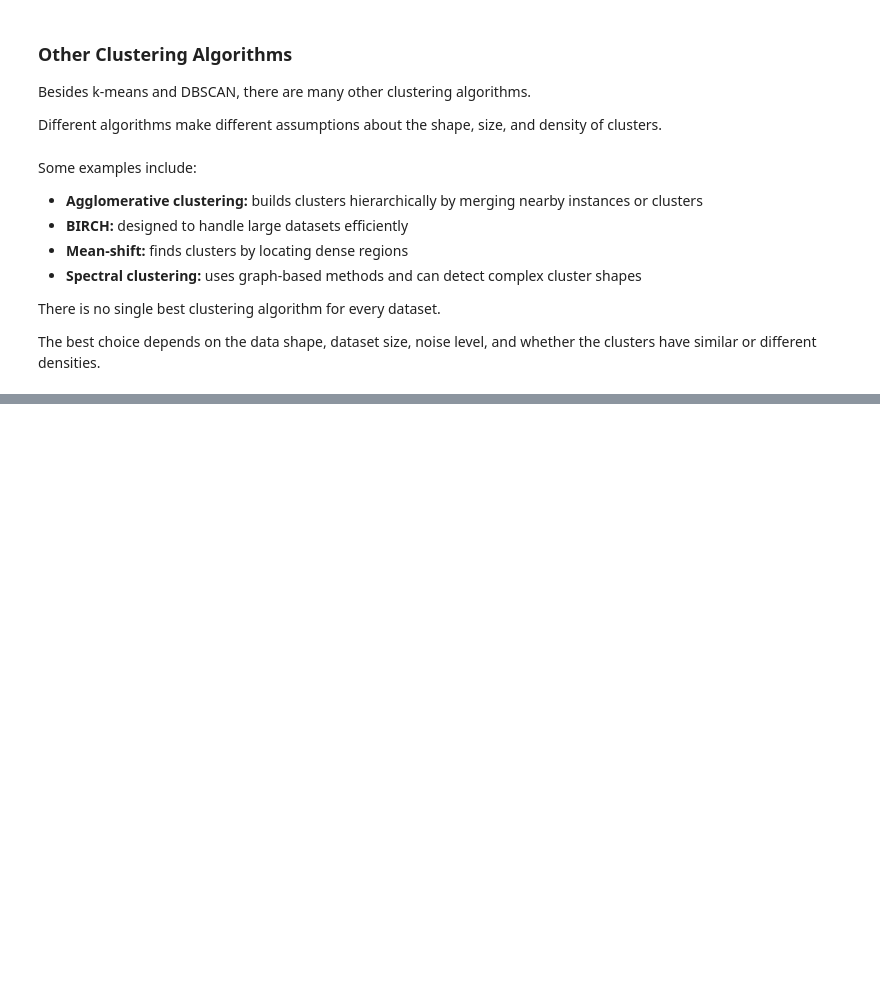
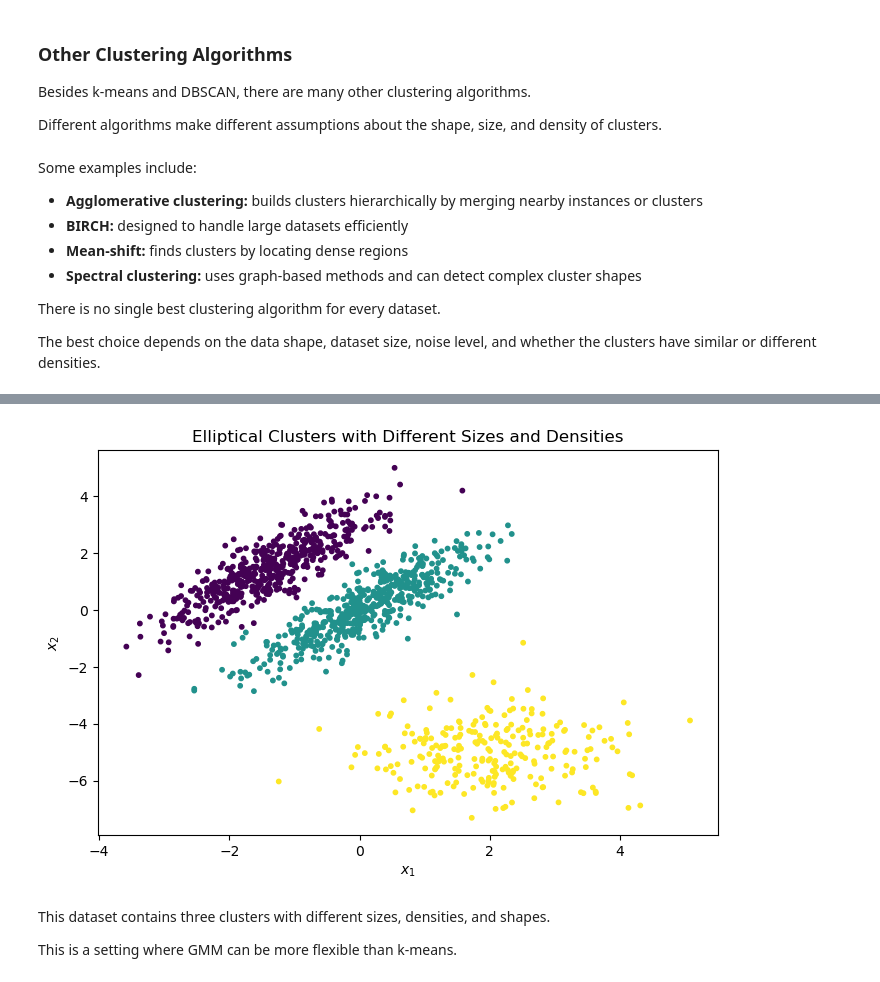
Before and after one commit to jayjay0317/Hands-On-ML-Study, a Jupyter notebook: Chapter_08/08_unsupervised_learning.ipynb, the cells around one changed output, grey strips where cells are left out. Saved outputs shown, nothing was run; the diff lists cells and outputs as text; code cells hidden in the pictures; blank space fills up the shorter version.

```diff
--- a/Chapter_08/08_unsupervised_learning.ipynb
+++ b/Chapter_08/08_unsupervised_learning.ipynb
@@ -664,0 +675,39 @@ The best choice depends on the data shape, dataset size, noise level, and whethe
+# %%
+from sklearn.datasets import make_blobs
+
+# Create two main clusters with 500 instances each,
+# then transform them into elliptical shapes
+X_main, y_main = make_blobs(
+    n_samples=1000,
+    centers=((4, -4), (0, 0)),
+    random_state=42
+)
+
+X_main = X_main @ np.array([
+    [0.374, 0.95],
+    [0.732, 0.598]
+])
+
+# Create a smaller third cluster with 250 instances
+X_small, y_small = make_blobs(
+    n_samples=250,
+    centers=((2, -5),),
+    random_state=42
+)
+
+# Combine the three clusters
+X = np.r_[X_main, X_small]
+y = np.r_[y_main, y_small + 2]
+# %%
+plt.figure(figsize=(8, 5))
+plt.scatter(X[:, 0], X[:, 1], c=y, s=10)
+plt.xlabel("$x_1$")
+plt.ylabel("$x_2$")
+plt.title("Elliptical Clusters with Different Sizes and Densities")
+plt.show()
+# %% [output]
+[figure, added]
+# %% [markdown]
+This dataset contains three clusters with different sizes, densities, and shapes.
+
+This is a setting where GMM can be more flexible than k-means.
```
Also changed, not shown: parts of 24 cells of this notebook.
